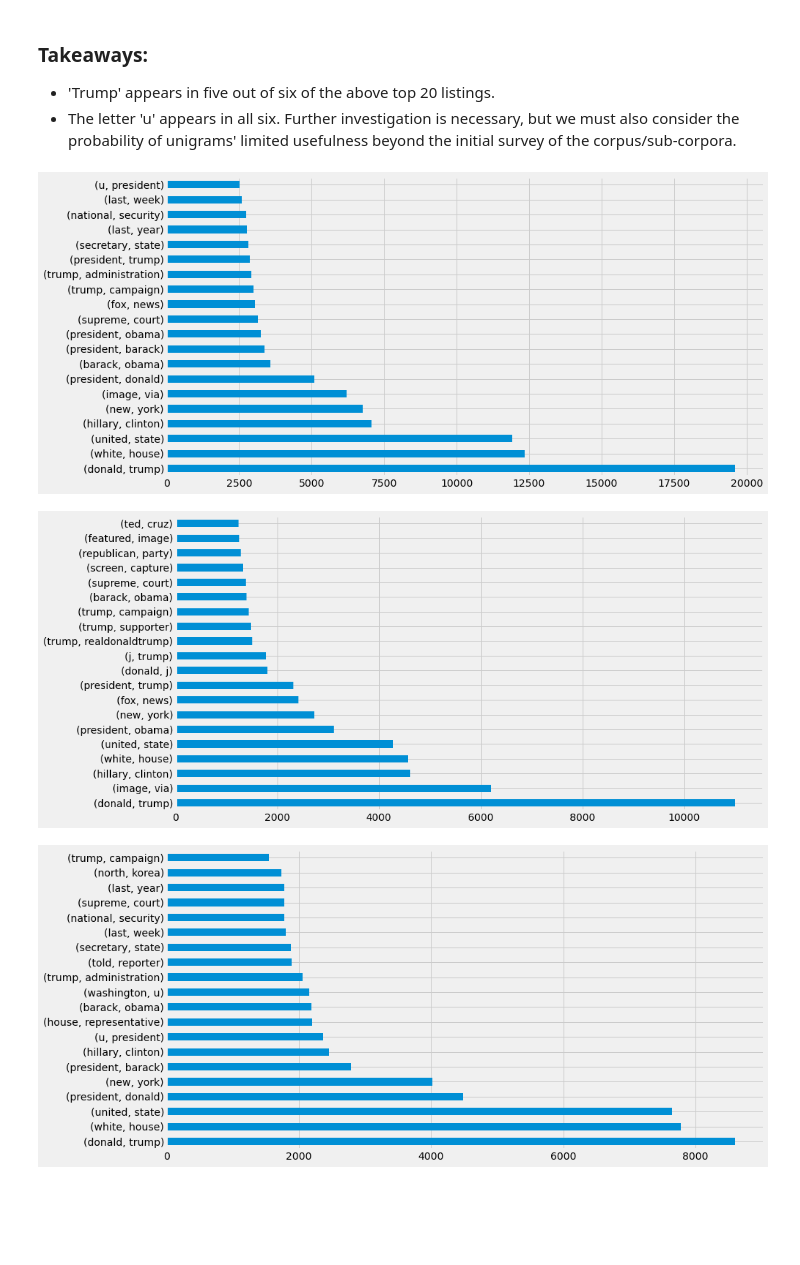
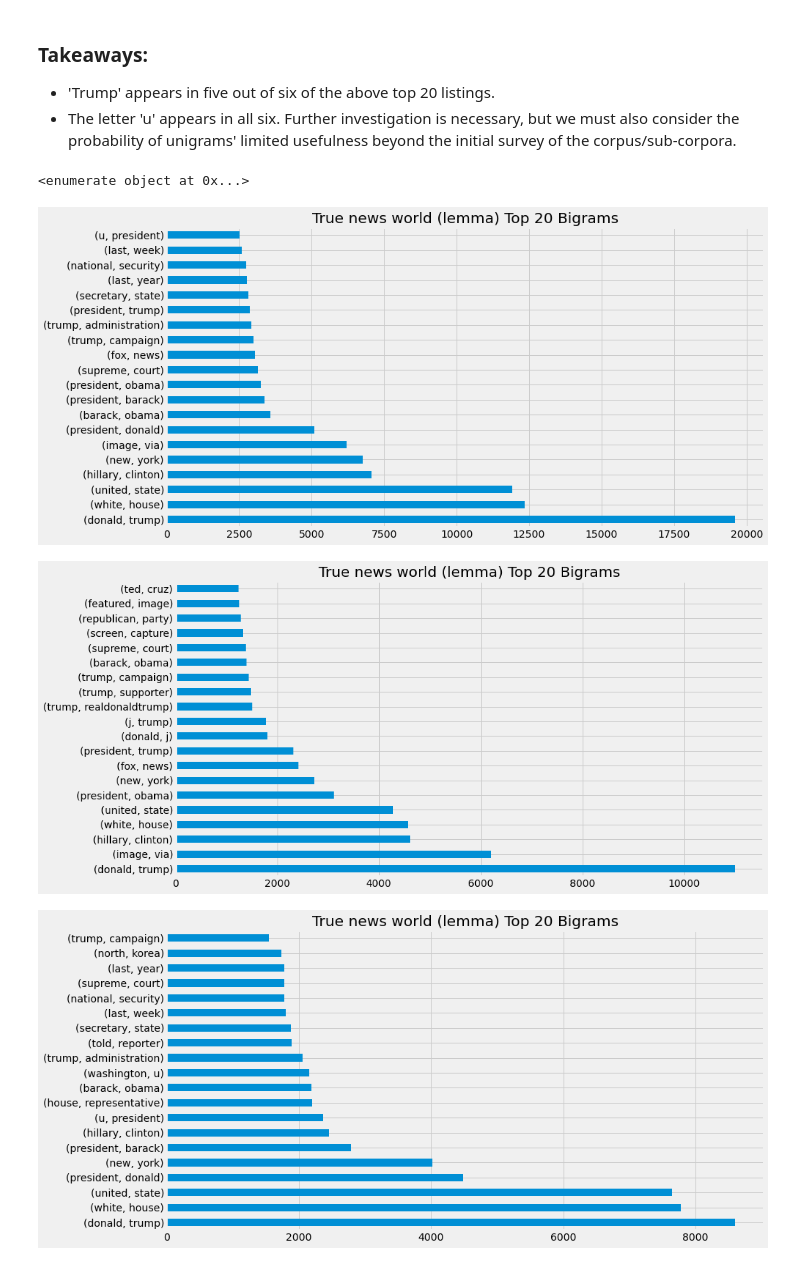
Before and after one commit to tarrencen/post_codeup_projs, a Jupyter notebook: explore.ipynb, the cells around one changed output. Cells and saved outputs as stored; diff of their text form; code cells hidden in the pictures; blank space fills up the shorter version.

```diff
--- a/explore.ipynb
+++ b/explore.ipynb
@@ -2,9 +2,11 @@
 # Fake News Detection: Can we build a classifier that can accurately detect fake news?
 # %%
 from imports import *
+import matplotlib.pyplot as plt
+import pandas as pd
 
-plt.rc('figure', figsize=(10, 7))
-plt.style.use('fivethirtyeight')
+#plt.rc('figure', figsize=(10, 7))
+#plt.style.use('fivethirtyeight')
 # %% [markdown]
 ### Initial exploration
 # %%
@@ -535,16 +540,23 @@ corpus_title = [
 corpus_title = [title.capitalize() for title in corpus_title]
 corpora_labels = pd.DataFrame(zip(corpus_title, article_corpora))
 corpora_labels.rename(columns = {0: 'corpus_title', 1: 'corpus'}, inplace=True)
+# %%
+print(enumerate(corpus_title))
+# %% [output]
+<enumerate object at 0x...>
 # %%
 for corpus in article_corpora:
     corpus_freq = pd.Series(nltk.ngrams(corpus, 2)).value_counts().sort_values(ascending=False)
 
 
     plt.figure(figsize= (13,7))
     corpus_freq.head(20).plot.barh()
+    for title in corpus_title:
+        plt.title(f'{title} Top 20 Bigrams')
+
 
     plt.show()
 # %% [output]
-[figure, old version]
+[figure, new version]
-[figure, old version]
+[figure, new version]
-[figure, old version]
+[figure, new version]
```
Also changed, not shown: parts of 5 cells of this notebook.
